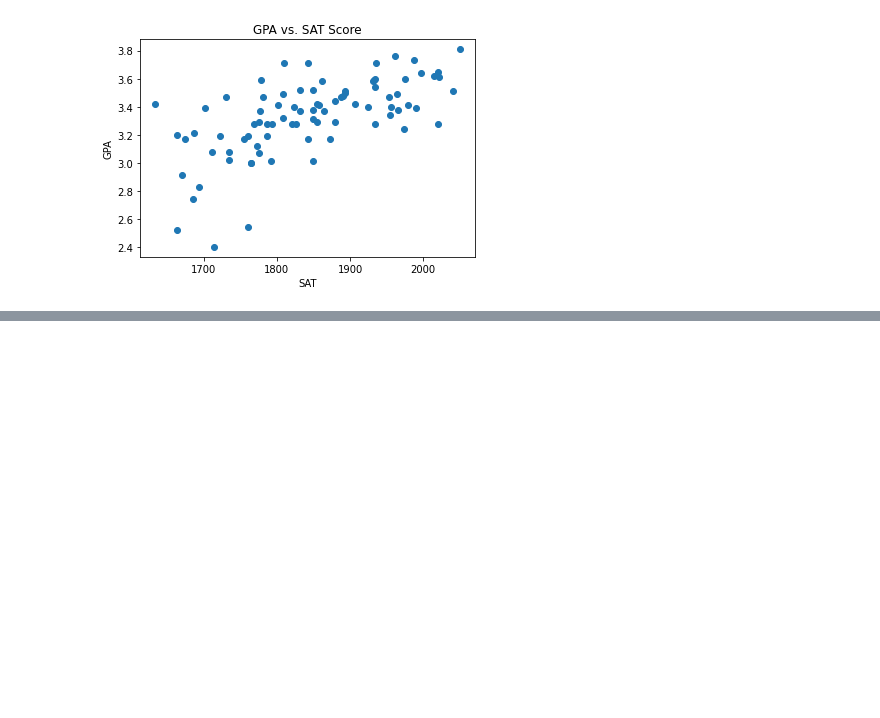
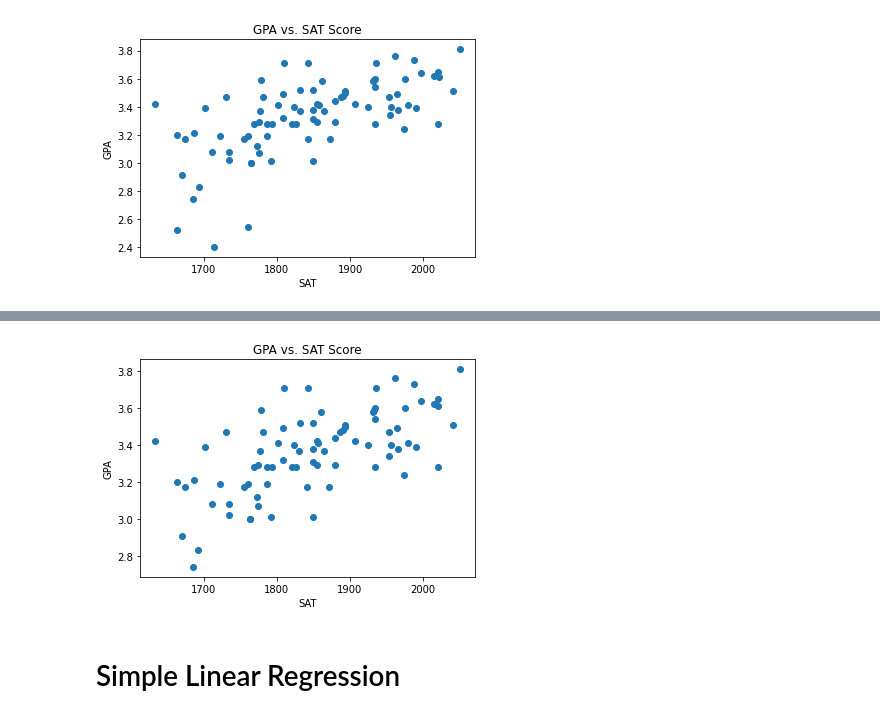
Before and after one commit to Ali-Rizvi-1/Simple-Linear-Regression-Model, a Jupyter notebook: main.ipynb, the cells around one changed output, grey strips where cells are left out. Cells and saved outputs as stored; diff of their text form; code cells hidden in the pictures; blank space fills up the shorter version.

```diff
--- a/main.ipynb
+++ b/main.ipynb
@@ -28,0 +69,10 @@ plt.show()
+# %%
+plt.scatter(data_clean.SAT, data_clean.GPA)
+plt.title('GPA vs. SAT Score')
+plt.xlabel('SAT')
+plt.ylabel('GPA')
+plt.show()
+# %% [output]
+[figure, added]
+# %% [markdown]
+# Simple Linear Regression
```
Also changed, not shown: parts of 8 cells of this notebook.
